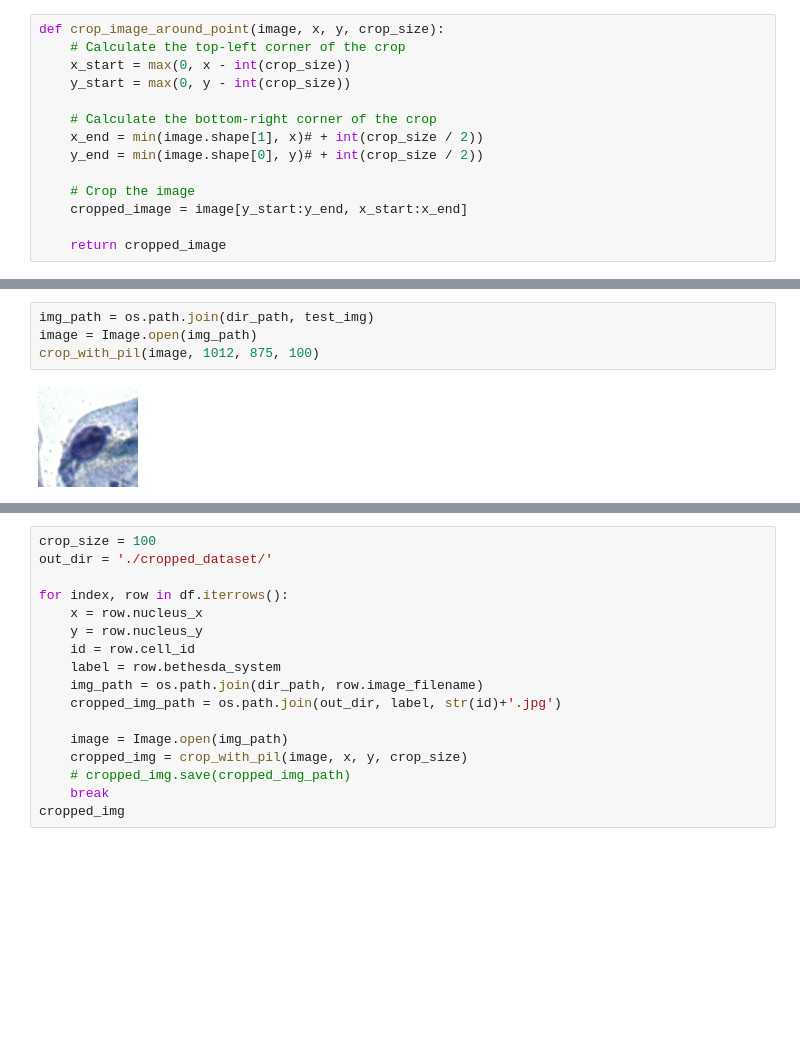
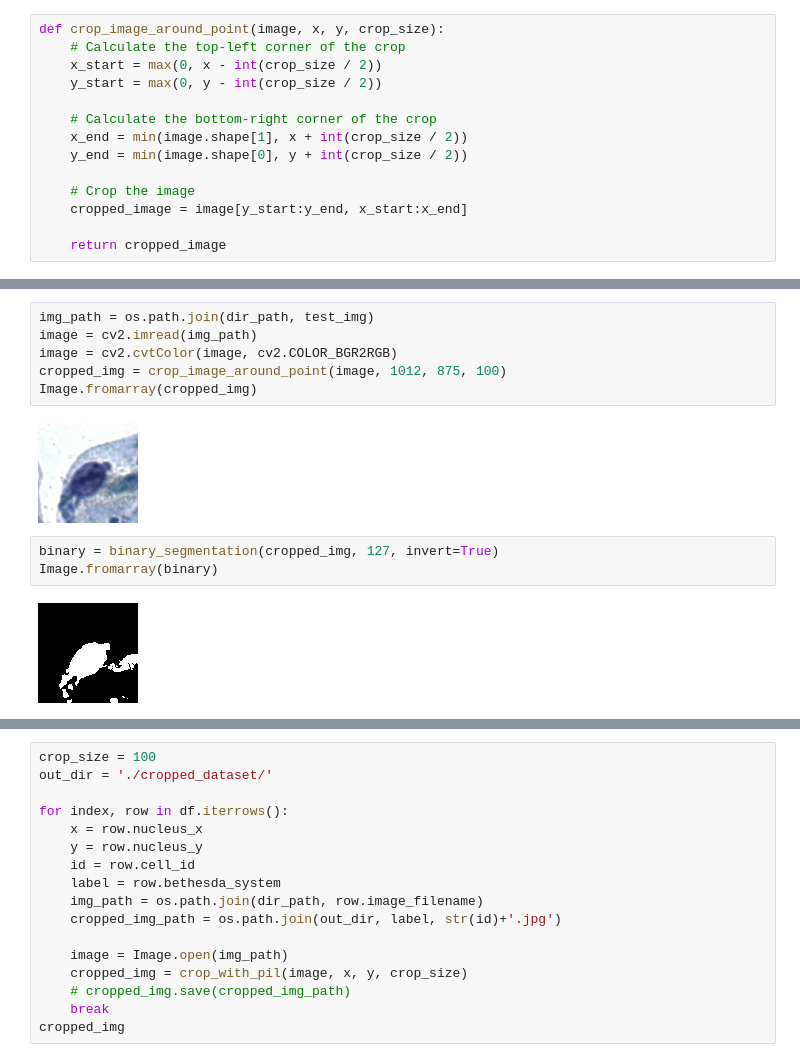
Before and after one commit to HenriqueCastros/pai-flower-nucleus, a Jupyter notebook: trab.ipynb, the cells around one changed output, grey strips where cells are left out. Drawn from its saved outputs; the diff is of its cells as text; blank space fills up the shorter version.

```diff
--- a/trab.ipynb
+++ b/trab.ipynb
@@ -31,12 +38,12 @@ df[df['image_filename'] == test_img]
 # %%
 def crop_image_around_point(image, x, y, crop_size):
     # Calculate the top-left corner of the crop
-    x_start = max(0, x - int(crop_size))
-    y_start = max(0, y - int(crop_size))
+    x_start = max(0, x - int(crop_size / 2))
+    y_start = max(0, y - int(crop_size / 2))
 
     # Calculate the bottom-right corner of the crop
-    x_end = min(image.shape[1], x)# + int(crop_size / 2))
-    y_end = min(image.shape[0], y)# + int(crop_size / 2))
+    x_end = min(image.shape[1], x + int(crop_size / 2))
+    y_end = min(image.shape[0], y + int(crop_size / 2))
 
     # Crop the image
     cropped_image = image[y_start:y_end, x_start:x_end]
@@ -62,7 +69,14 @@ def crop_with_pil(image, x, y, crop_size):
     return cropped_image
 # %%
 img_path = os.path.join(dir_path, test_img)
-image = Image.open(img_path)
-crop_with_pil(image, 1012, 875, 100)
+image = cv2.imread(img_path)
+image = cv2.cvtColor(image, cv2.COLOR_BGR2RGB)
+cropped_img = crop_image_around_point(image, 1012, 875, 100)
+Image.fromarray(cropped_img)
 # %% [output]
 [figure]
+# %%
+binary = binary_segmentation(cropped_img, 127, invert=True)
+Image.fromarray(binary)
+# %% [output]
+[figure, added]
```
Also changed, not shown: parts of 11 cells of this notebook.
